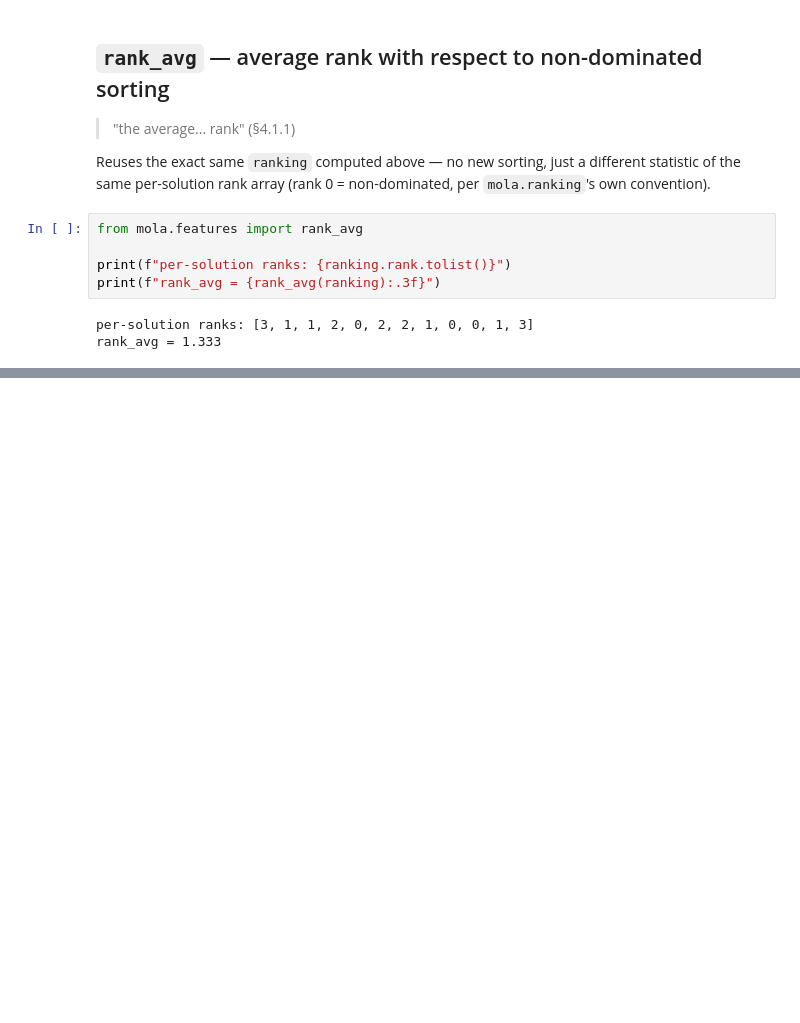
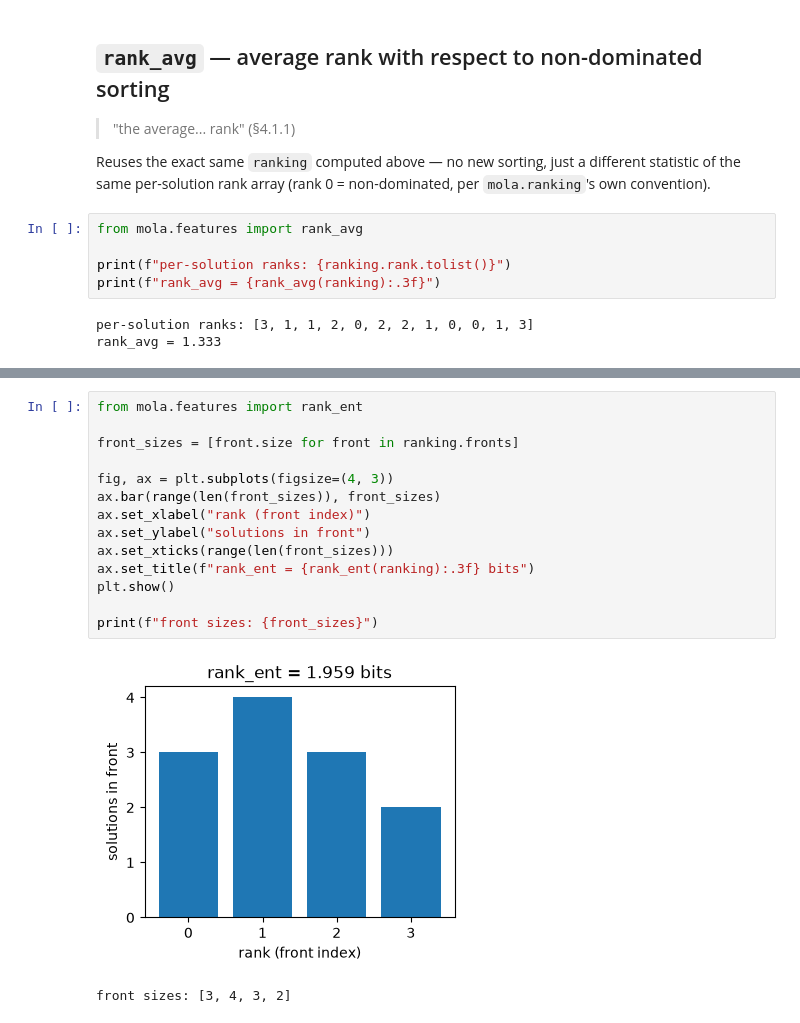
Before and after one commit to ajnebro/MOLA, a Jupyter notebook: notebooks/global.ipynb, the cells around one changed output, grey strips where cells are left out. Cells and saved outputs as stored; diff of their text form; blank space fills up the shorter version.

```diff
--- a/notebooks/global.ipynb
+++ b/notebooks/global.ipynb
@@ -145,0 +164,17 @@ rank_avg = 1.333
+# %%
+from mola.features import rank_ent
+
+front_sizes = [front.size for front in ranking.fronts]
+
+fig, ax = plt.subplots(figsize=(4, 3))
+ax.bar(range(len(front_sizes)), front_sizes)
+ax.set_xlabel("rank (front index)")
+ax.set_ylabel("solutions in front")
+ax.set_xticks(range(len(front_sizes)))
+ax.set_title(f"rank_ent = {rank_ent(ranking):.3f} bits")
+plt.show()
+
+print(f"front sizes: {front_sizes}")
+# %% [output]
+[figure, added]
+front sizes: [3, 4, 3, 2]
```
Also changed, not shown: parts of 3 cells of this notebook, 3 other files.
